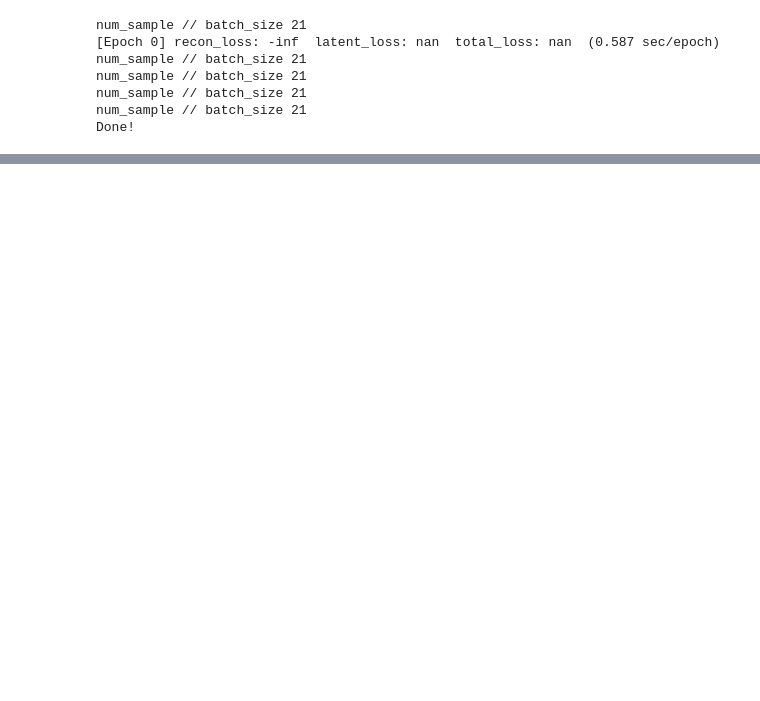
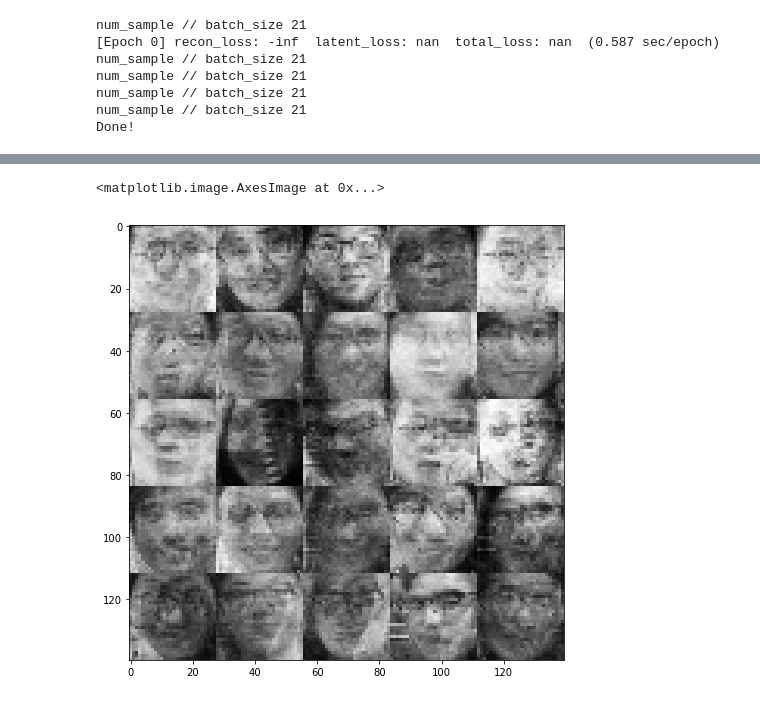
Before and after one commit to galaxydirector/VAE_CNN_replicate, a Jupyter notebook: run.ipynb, the cells around one changed output, grey strips where cells are left out. Drawn from its saved outputs; the diff is of its cells as text; code cells hidden in the pictures; blank space fills up the shorter version.

```diff
--- a/run.ipynb
+++ b/run.ipynb
@@ -237,0 +251,19 @@ def test_reconstruction(model, mnist, h=512, w=512, batch_size=16):
+# %%
+# Test the trained model: generation
+# Sample noise vectors from N(0, 1)
+h=28
+w=28
+z = np.random.normal(size=[model.batch_size, model.n_z])
+x_generated = model.generator(z)
+
+n = np.sqrt(model.batch_size).astype(np.int32)
+I_generated = np.empty((h*n, w*n))
+for i in range(n):
+    for j in range(n):
+        I_generated[i*h:(i+1)*h, j*w:(j+1)*w] = x_generated[i*n+j, :].reshape(h, w)
+
+plt.figure(figsize=(8, 8))
+plt.imshow(I_generated, cmap='gray')
+# %% [output]
+<matplotlib.image.AxesImage at 0x...>
+[figure, added]
```
Also changed, not shown: parts of 4 cells of this notebook, 2 other files.
